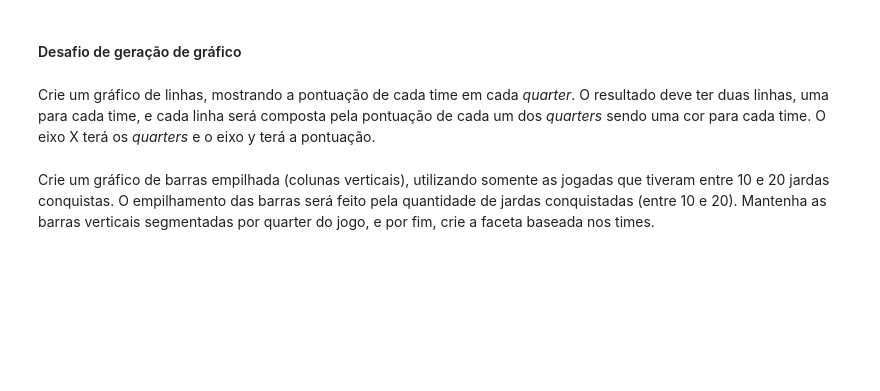
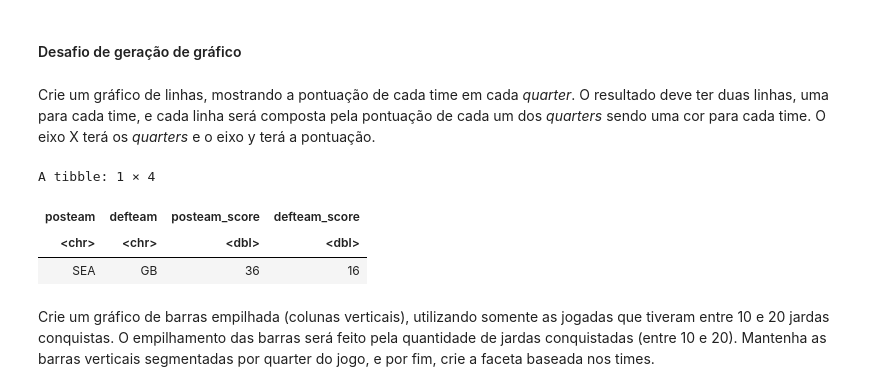
Before and after one commit to Faradezo/trilha7, a Jupyter notebook: Trilha7.ipynb, the cells around one changed output. Cells and saved outputs as stored; diff of their text form; code cells hidden in the pictures; blank space fills up the shorter version.

```diff
--- a/Trilha7.ipynb
+++ b/Trilha7.ipynb
@@ -317,3 +342,34 @@ Crie um gráfico de linhas, mostrando a pontuação de cada time em cada *quarte
+# %%
+NovoDataSet <-jogo %>% #primeiro dataset
+inner_join(acoesJogadas, by='play_id') %>% #segundo dataset combinando com o primeiro
+inner_join(pontuacaoJogadas, by='play_id') %>% #segundo dataset combinando com o primeiro
+select(play_id,posteam,	defteam, posteam_score, defteam_score, qtr ) %>% #seleção de variáveis (deduzindo que estes sejam os valores)
+filter(!is.na(defteam_score))%>% #remove os NA
+unique() #evitando duplicidades
+#head(NovoDataSet)
+
+for (i in 1:4){
+  df <- NovoDataSet %>%
+  select(play_id,posteam,	defteam, posteam_score, defteam_score, qtr ) %>%
+  filter(qtr == i) %>%
+  slice(which.max(play_id)) %>%
+  select(,posteam,	defteam, posteam_score, defteam_score) #%>%
+  #head(df)
+}
+head(df)
+
+#for (i in 1:dim(times)[1]){
+#    par(mfrow=c(1,2))
+#    load.image(as.character(times[i,'team_wordmark'])) %>% plot ;
+#    load.image(as.character(times[i,'team_logo_wikipedia'])) %>% plot ;
+#    print(paste(times[i,'team_name'],times[i,'team_abbr'],sep=' >> '));
+#    par(mfrow=c(1,1))
+#}
+# %% [output]
+A tibble: 1 × 4
+| posteam | defteam | posteam_score | defteam_score |
+| <chr> | <chr> | <dbl> | <dbl> |
+| SEA | GB | 36 | 16 |
 # %% [markdown]
 Crie um gráfico de barras empilhada (colunas verticais), utilizando somente as jogadas que tiveram entre 10 e 20 jardas conquistas.
 O empilhamento das barras será feito pela quantidade de jardas conquistadas (entre 10 e 20). Mantenha as barras verticais segmentadas por quarter do jogo, e por fim, crie a faceta baseada nos times.
```
Also changed, not shown: parts of 10 cells of this notebook.
